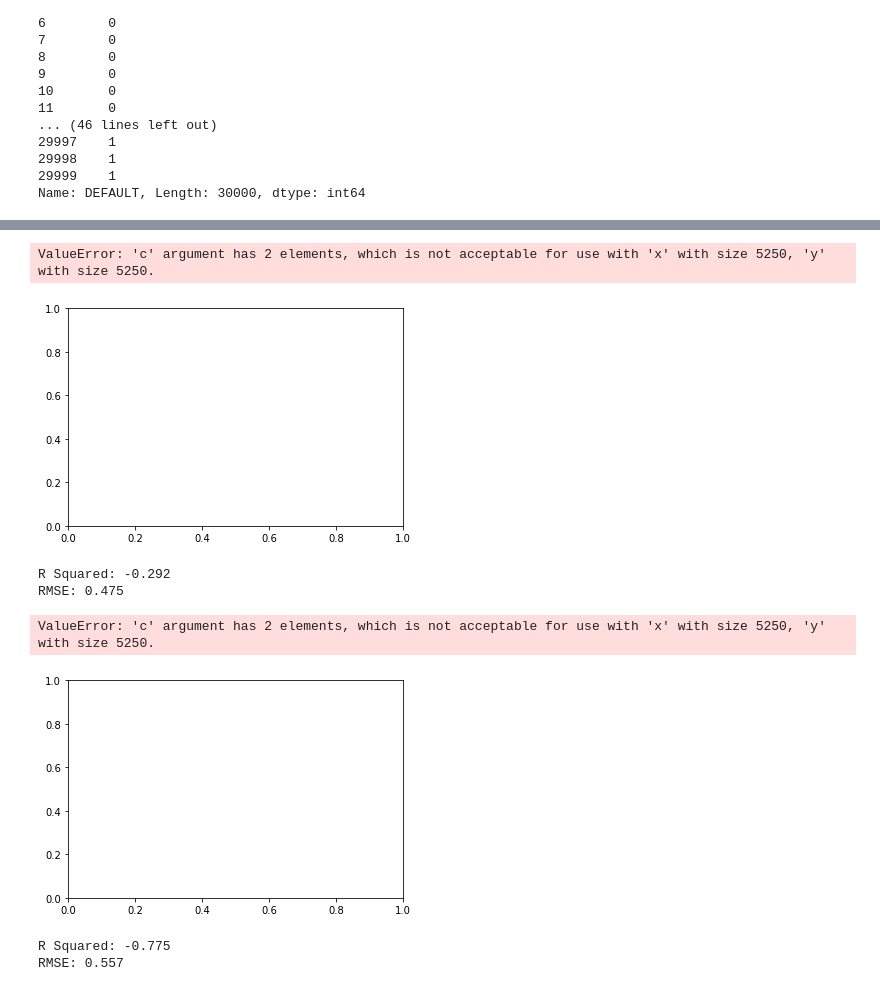
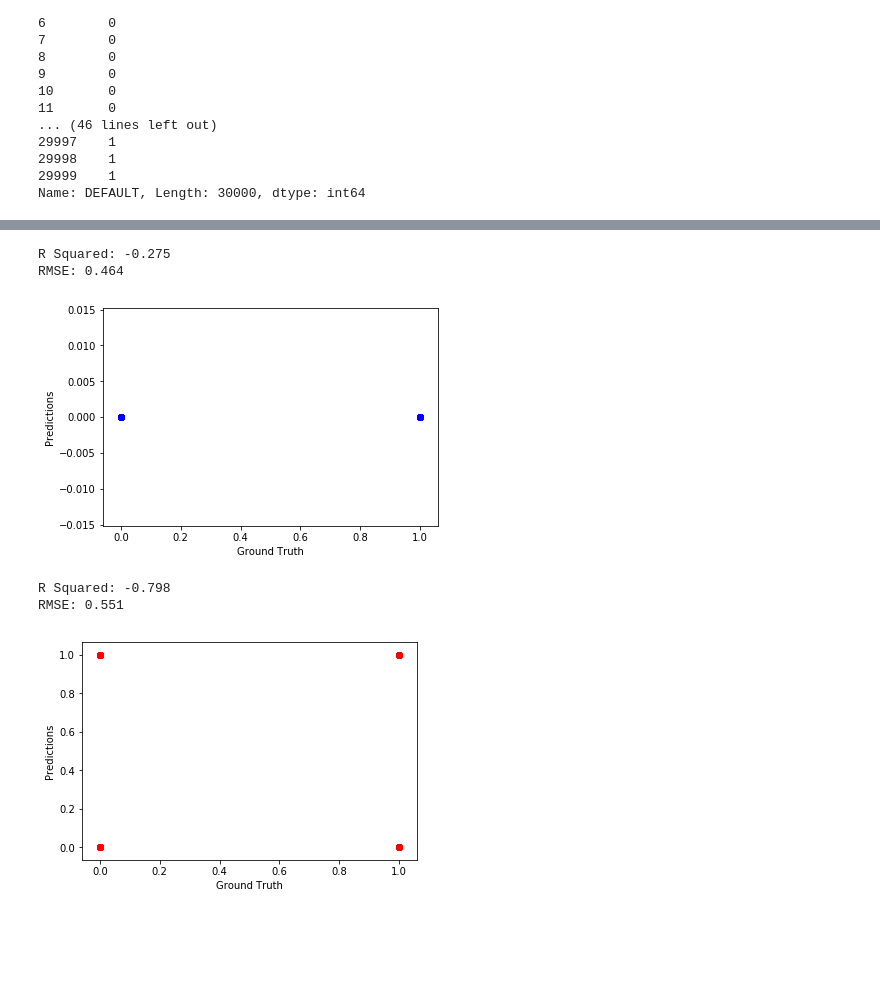
Before and after one commit to rjmclain1/DA1018UTA, a Jupyter notebook: C5T3_Classification.ipynb, the cells around one changed output, grey strips where cells are left out. Saved outputs shown, nothing was run; the diff lists cells and outputs as text; code cells hidden in the pictures; blank space fills up the shorter version.

```diff
--- a/C5T3_Classification.ipynb
+++ b/C5T3_Classification.ipynb
@@ -93,3 +93,7 @@ print(depVar)
 29998    1
 29999    1
 Name: DEFAULT, Length: 30000, dtype: int64
+# %%
+#X_train, X_test, y_train, y_test = train_test_split(X_train, y_train)
+xTrain, xTest, yTrain, yTest = train_test_split(features, depVar, test_size = 0.3, random_state = 0)
+xTrain.shape, xTest.shape
@@ -165,7 +166,7 @@ modelRF = RandomForestClassifier(n_estimators=100)
 modelDT = DecisionTreeClassifier()
 # %%
 #Model Fitting
-modelRF.fit(X_train,y_train)
-print(cross_val_score(modelRF, X_train, y_train, cv=5))
-modelRF.score(X_train,y_train)
+modelRF.fit(xTrain,yTrain)
+print(cross_val_score(modelRF, xTrain, yTrain, cv=5))
+modelRF.score(xTrain,yTrain)
 # %% [output]
@@ -174,5 +175,5 @@ modelRF.score(X_train,y_train)
 # %%
-modelSVC.fit(X_train,y_train)
-print(cross_val_score(modelSVC, X_train, y_train, cv=5))
-modelSVC.score(X_train,y_train)
+modelSVC.fit(xTrain,yTrain)
+print(cross_val_score(modelSVC, xTrain, yTrain, cv=5))
+modelSVC.score(xTrain,yTrain)
 # %% [output]
@@ -198,36 +206,34 @@ RMSE: 0.474
+# %%
+# Making SVC predictions
+predictions = modelSVC.predict(xTest)
+predRsquared = r2_score(yTest,predictions)
+rmse = sqrt(mean_squared_error(yTest, predictions))
+print('R Squared: %.3f' % predRsquared)
+print('RMSE: %.3f' % rmse)
+# %% [output]
+R Squared: -0.275
+RMSE: 0.464
 # %%
-plt.scatter(y_test, predictions, color=['blue','green'], alpha = 0.5)
+plt.scatter(yTest, predictions, color='blue', alpha = 0.5)
 plt.xlabel('Ground Truth')
 plt.ylabel('Predictions')
 plt.show();
 # %% [output]
-ValueError: 'c' argument has 2 elements, which is not acceptable for use with 'x' with size 5250, 'y' with size 5250.
-[figure, old version]
+[figure, new version]
 # %%
-# Making SVC predictions
-predictions = modelSVC.predict(X_test)
-predRsquared = r2_score(y_test,predictions)
-rmse = sqrt(mean_squared_error(y_test, predictions))
+# Making Decision Tree predictions
+predictions = modelDT.predict(xTest)
+predRsquared = r2_score(yTest,predictions)
+rmse = sqrt(mean_squared_error(yTest, predictions))
 print('R Squared: %.3f' % predRsquared)
 print('RMSE: %.3f' % rmse)
 # %% [output]
-R Squared: -0.292
-RMSE: 0.475
+R Squared: -0.798
+RMSE: 0.551
 # %%
-plt.scatter(y_test, predictions, color=['blue','green'], alpha = 0.5)
+plt.scatter(yTest, predictions, color='red', alpha = 0.5)
 plt.xlabel('Ground Truth')
 plt.ylabel('Predictions')
 plt.show();
 # %% [output]
-ValueError: 'c' argument has 2 elements, which is not acceptable for use with 'x' with size 5250, 'y' with size 5250.
-[figure, old version]
+[figure, new version]
-# %%
-# Making Decision Tree predictions
-predictions = modelDT.predict(X_test)
-predRsquared = r2_score(y_test,predictions)
-rmse = sqrt(mean_squared_error(y_test, predictions))
-print('R Squared: %.3f' % predRsquared)
-print('RMSE: %.3f' % rmse)
-# %% [output]
-R Squared: -0.775
-RMSE: 0.557
```
Also changed, not shown: parts of 12 cells of this notebook, 1 other file.
